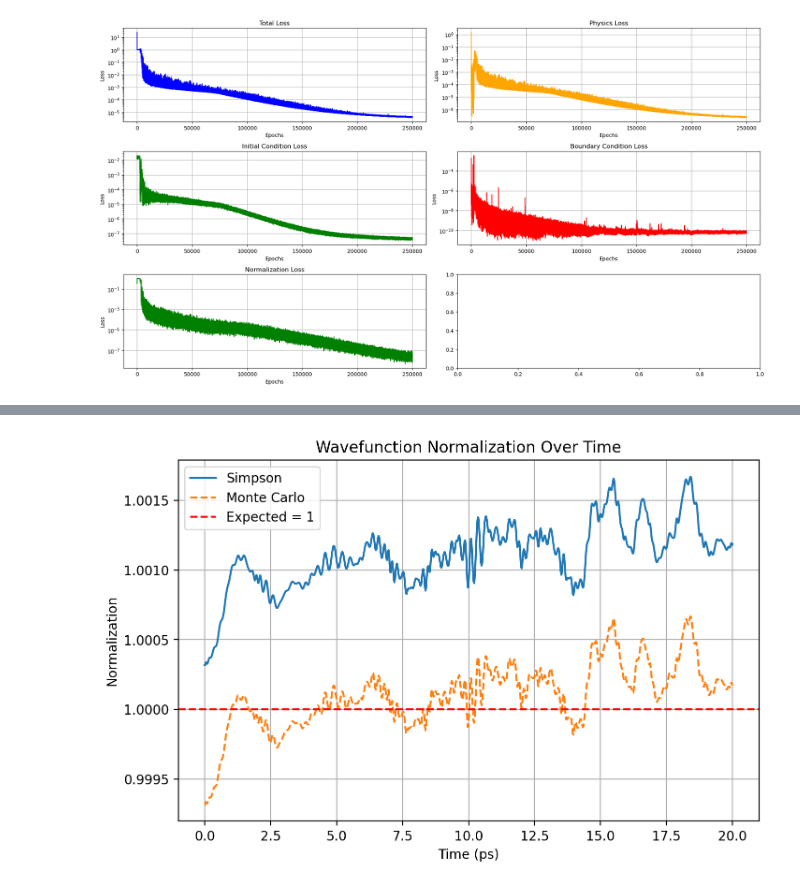
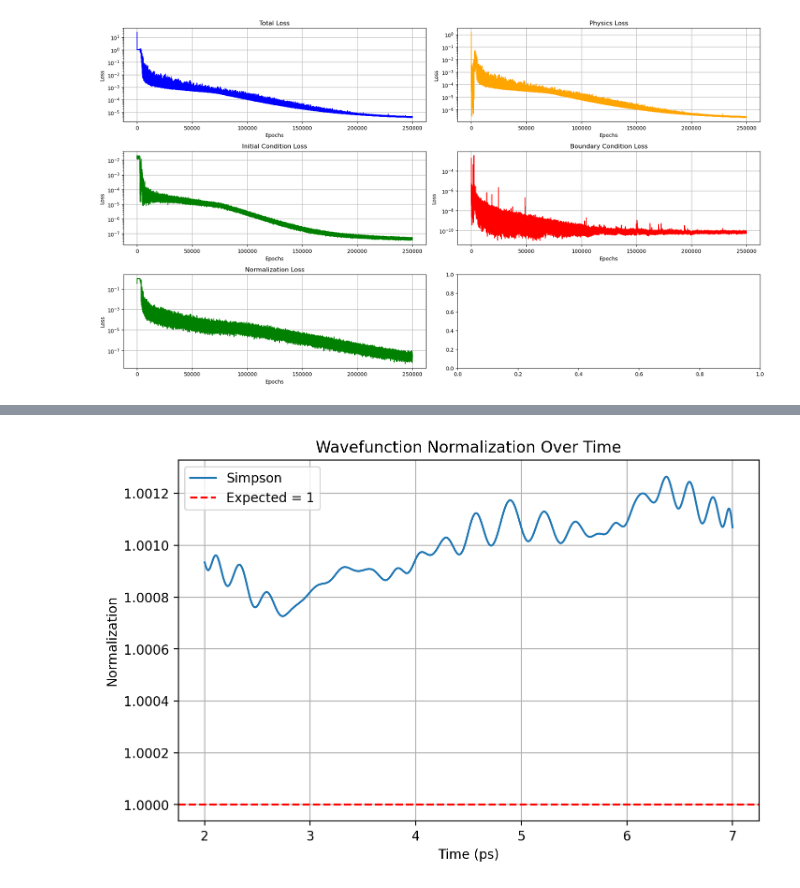
Before and after one commit to thash-jkr/Schrodinger-PINN, a Jupyter notebook: src/testers/norm_tester.ipynb, the cells around one changed output, grey strips where cells are left out. Drawn from its saved outputs; the diff is of its cells as text; code cells hidden in the pictures.

```diff
--- a/src/testers/norm_tester.ipynb
+++ b/src/testers/norm_tester.ipynb
@@ -166,11 +166,11 @@ def view_metrics(arr):
     fig.update_layout(width=500, height=300)
     fig.show()
 # %%
-Nx = 1000
-Nt = 1000
+Nx = 2000
+Nt = 2000
 
 x_values = np.linspace(x_min, x_max, Nx)
-t_values = np.linspace(0, 20, Nt)
+t_values = np.linspace(2, 7, Nt)
 # %%
 x_values_torch = torch.from_numpy(x_values).float()
 t_values_torch = torch.from_numpy(t_values).float()
@@ -246,33 +245,29 @@ plt.show()
 # %%
 from scipy.integrate import simpson
 
 norms = []
-norms_monte = []
 
-for i in range(1000):
+for i in range(2000):
     psi_sq_i = psi_real_pinn[:, i] ** 2 + psi_img_pinn[:, i] ** 2
     normalization = simpson(psi_sq_i, x=x_values)
-    normalization_monte = np.mean(psi_sq_i) * (x_max - x_min)
     norms.append(normalization)
-    norms_monte.append(normalization_monte)
 
 view_metrics(np.array(norms))
 
 plt.figure(figsize=(8,5), dpi=200)
 plt.plot(t_values, norms, '-', label='Simpson')
-plt.plot(t_values, norms_monte, '--', label="Monte Carlo")
 plt.axhline(1.0, color='red', linestyle='--', label='Expected = 1')
 plt.xlabel('Time (ps)')
 plt.ylabel('Normalization')
 plt.title('Wavefunction Normalization Over Time')
 plt.legend()
 plt.grid(True)
 
 
 
 plt.show()
 # %% [output]
-[figure, old version]
+[figure, new version]
 # %%
 from scipy import special
 
```
Also changed, not shown: parts of 6 cells of this notebook, 14 other files.
